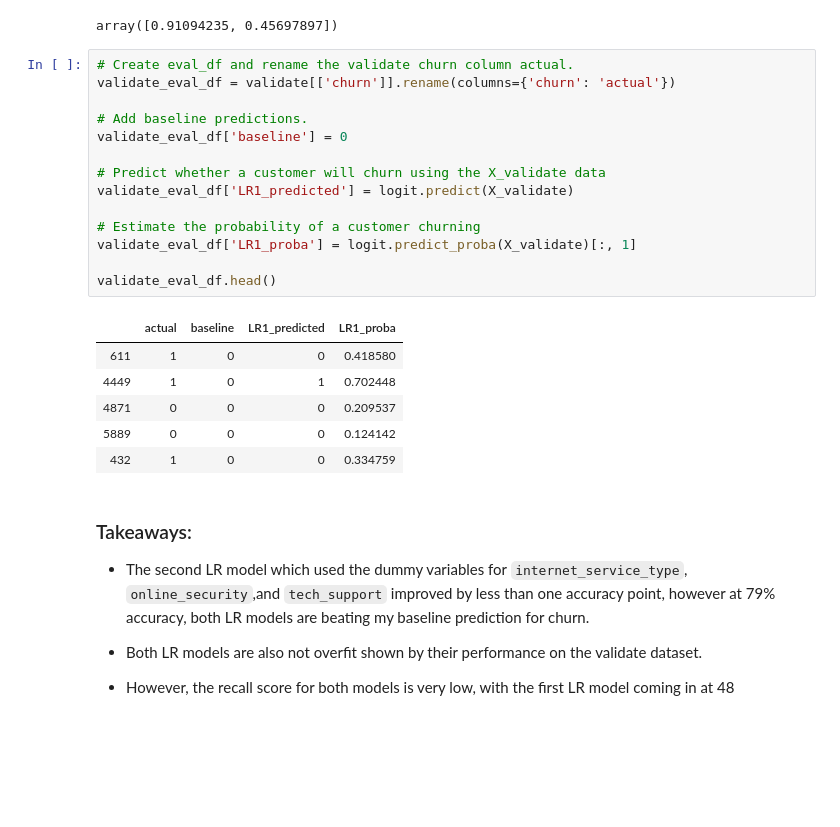
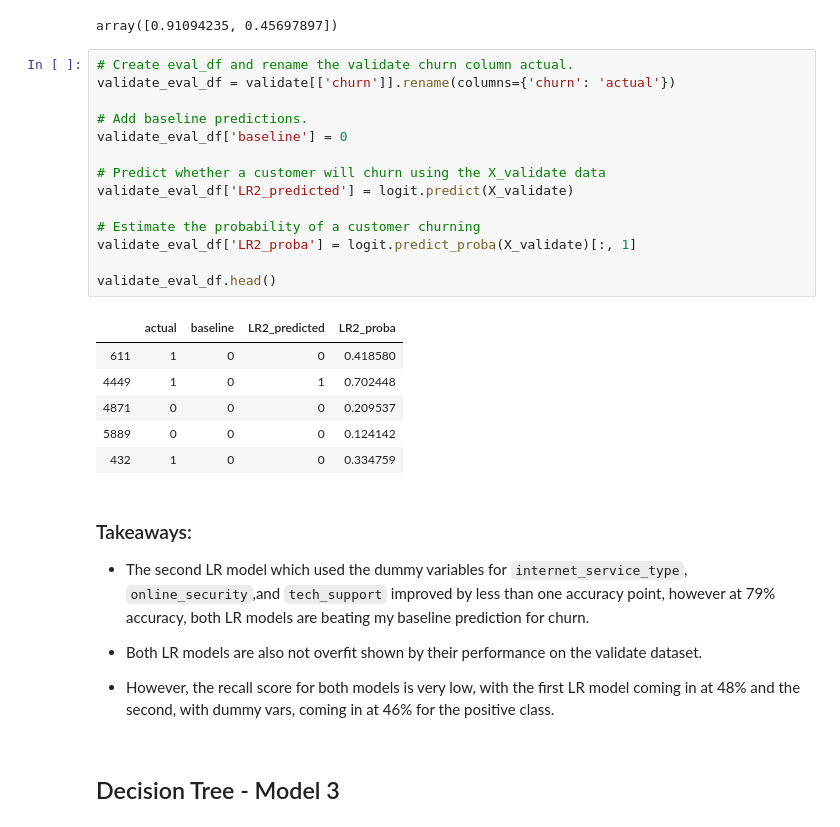
Before and after one commit to QuantumKane/classification_project, a Jupyter notebook: raw.ipynb, the cells around one changed output. Cells and saved outputs as stored; diff of their text form; blank space fills up the shorter version.

Commit message:
thru modeling

```diff
--- a/raw.ipynb
+++ b/raw.ipynb
@@ -758,19 +894,19 @@ array([0.91094235, 0.45697897])
 # %%
 # Create eval_df and rename the validate churn column actual.
 validate_eval_df = validate[['churn']].rename(columns={'churn': 'actual'})
 
 # Add baseline predictions.
 validate_eval_df['baseline'] = 0
 
 # Predict whether a customer will churn using the X_validate data
-validate_eval_df['LR1_predicted'] = logit.predict(X_validate)
+validate_eval_df['LR2_predicted'] = logit.predict(X_validate)
 
 # Estimate the probability of a customer churning
-validate_eval_df['LR1_proba'] = logit.predict_proba(X_validate)[:, 1]
+validate_eval_df['LR2_proba'] = logit.predict_proba(X_validate)[:, 1]
 
 validate_eval_df.head()
 # %% [output]
-|  | actual | baseline | LR1_predicted | LR1_proba |
+|  | actual | baseline | LR2_predicted | LR2_proba |
 | 611 | 1 | 0 | 0 | 0.418580 |
 | 4449 | 1 | 0 | 1 | 0.702448 |
 | 4871 | 0 | 0 | 0 | 0.209537 |
@@ -785,4 +921,6 @@ validate_eval_df.head()
 - Both LR models are also not overfit shown by their performance on the validate dataset.
 
 
-- However, the recall score for both models is very low, with the first LR model coming in at 48
+- However, the recall score for both models is very low, with the first LR model coming in at 48% and the second, with dummy vars, coming in at 46% for the positive class.
+# %% [markdown]
+## Decision Tree - Model 3
```
Also changed, not shown: parts of 21 cells of this notebook.
